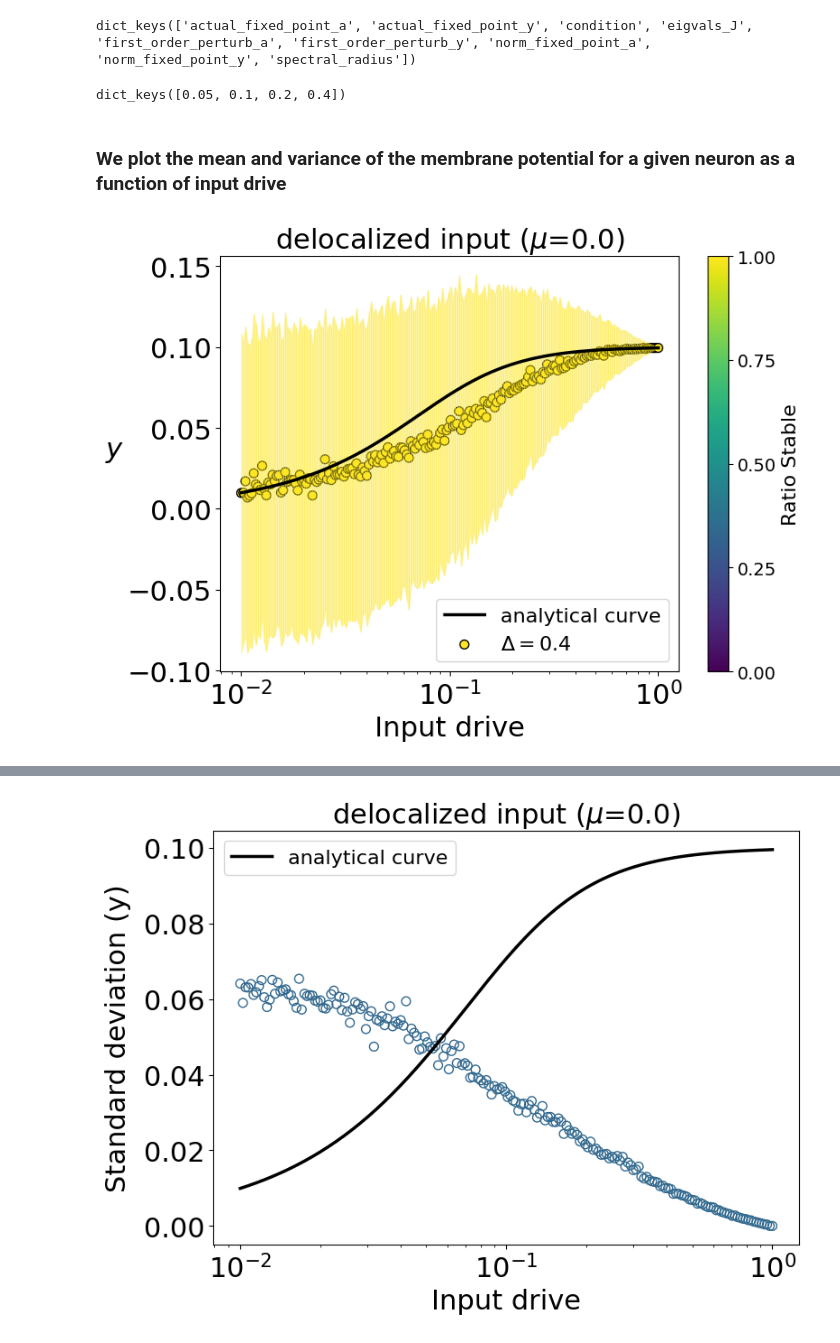
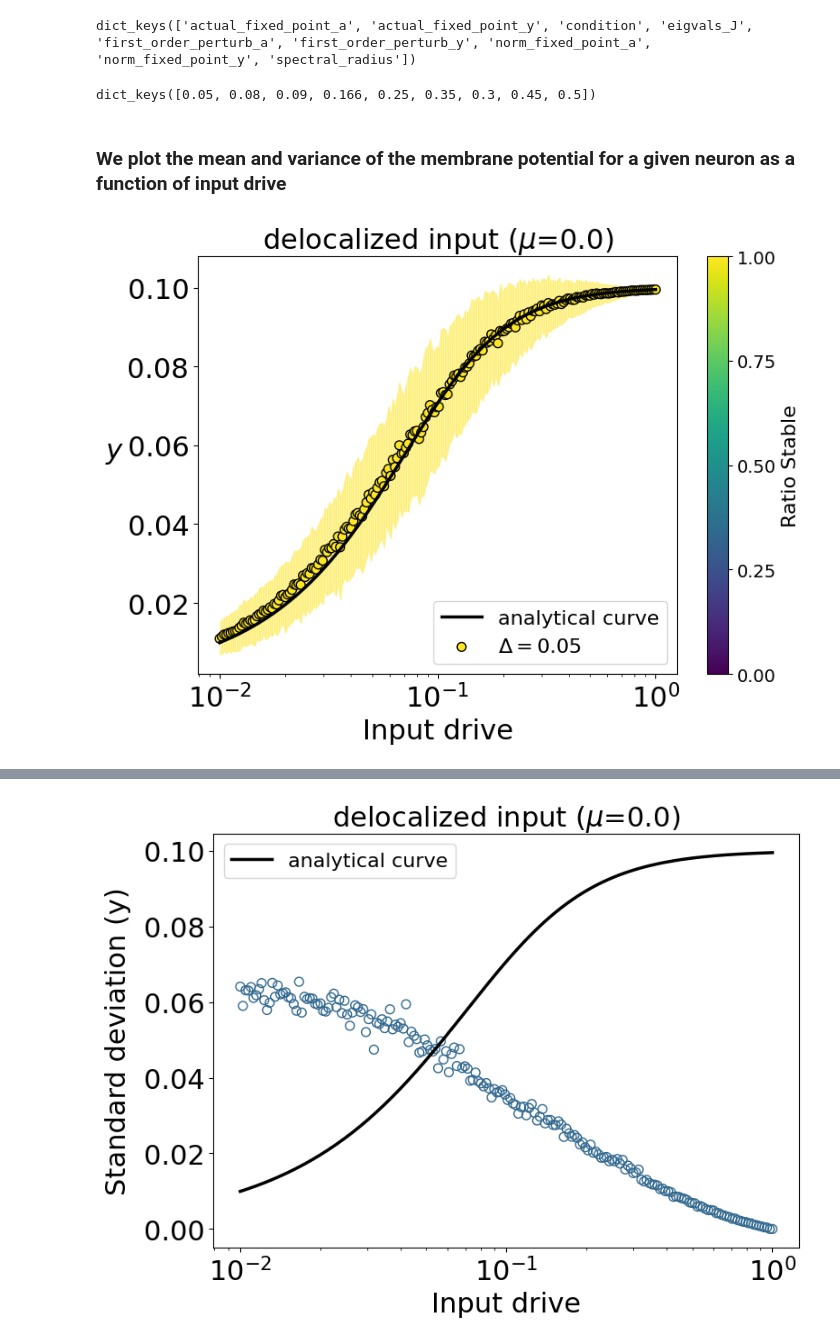
Before and after one commit to shivangrawat/perturbed_organics, a Jupyter notebook: examples/plot_lines_delocalized.ipynb, the cells around one changed output, grey strips where cells are left out. Drawn from its saved outputs; the diff is of its cells as text; code cells hidden in the pictures.

```diff
--- a/examples/plot_lines_delocalized.ipynb
+++ b/examples/plot_lines_delocalized.ipynb
@@ -36,10 +36,21 @@ all_data = {}
 # this regex extracts "1.0".
 # pattern = re.compile(r'_delta_([0-9\.]+)$')
 
+# pattern = re.compile(
+#     r'^(?=.*_mu_{})'
+#     r'.*_delta_([0-9\.]+)_{}$'.format(re.escape(mu), re.escape(input_scale))
+# )
+
+delta_vals = [0.05, 0.08, 0.09, 0.166, 0.25, 0.3, 0.35, 0.45, 0.5]
+
+
+delta_pattern = "|".join(re.escape(str(delta)) for delta in delta_vals)
+
 pattern = re.compile(
     r'^(?=.*_mu_{})'
-    r'.*_delta_([0-9\.]+)_{}$'.format(re.escape(mu), re.escape(input_scale))
+    r'.*_delta_({})_{}$'.format(re.escape(mu), delta_pattern, re.escape(input_scale))
 )
+
 
 representative_subfolder = None
 # Loop over all items in the main folder
@@ -90,7 +101,7 @@ eigvals_dict = all_data['eigvals_J']
 # %%
 actual_fp_y_dict.keys()
 # %% [output]
-dict_keys([0.05, 0.1, 0.2, 0.4])
+dict_keys([0.05, 0.08, 0.09, 0.166, 0.25, 0.35, 0.3, 0.45, 0.5])
 # %% [markdown]
 ### We plot the mean and variance of the membrane potential for a given neuron as a function of input drive
 # %%
@@ -115,7 +126,7 @@ norm = plt.Normalize(vmin=0, vmax=1)
 
 # Get all the delta values and sort them (assuming they are numeric)
 # delta_keys = sorted(actual_fp_y_dict.keys())
-delta_keys = [0.4]
+delta_keys = [0.05]
 min_delta = min(delta_keys)
 max_delta = max(delta_keys)
 
@@ -142,8 +153,8 @@ for i, delta_val in enumerate(delta_keys):
 
     # Scatter plot: each point’s color is determined by its corresponding ratio_stable value.
     # Removed edgecolor to prevent overlapping borders from darkening the color.
-    sc = plt.scatter(x, y_mean, c=r_stable, cmap=cmap, norm=norm, s=50,
-                     label=f"$\\Delta = {delta_val}$", edgecolors='k')
+    # sc = plt.scatter(x, y_mean, c=r_stable, cmap=cmap, norm=norm, s=50,
+                    #  label=f"$\\Delta = {delta_val}$", edgecolors='k')
 
     # For the envelope, loop over consecutive pairs of points to fill between the mean ± std
     for j in range(len(x) - 1):
@@ -153,31 +164,34 @@ for i, delta_val in enumerate(delta_keys):
         avg_ratio = np.mean(r_stable[j:j+2])
         seg_color = cmap(norm(avg_ratio))
         plt.fill_between(seg_x, seg_y_lower, seg_y_upper, color=seg_color, alpha=0.3)
+
+sc = plt.scatter(x, y_mean, c=r_stable, cmap=cmap, norm=norm, s=50,
+                     label=f"$\\Delta = {delta_val}$", edgecolors='k')
 
 # Add a colorbar for the scatter plot (showing ratio_stable from 0 to 1)
 cbar = plt.colorbar(sc, ticks=np.linspace(0, 1, 5))
 cbar.set_label("Ratio Stable", fontsize=16)
 cbar.ax.tick_params(labelsize=14)
 
 plt.xlabel('Input drive', fontsize=22)
 plt.ylabel(r"$y$", fontsize=22, rotation=0, labelpad=10)
 plt.title(f"{input_type} input ($\\mu$={mu})", fontsize=22)
 if input_scale == "linear":
     plt.xscale('linear')
 else:
     plt.xscale('log')
 plt.legend(fontsize=16, loc='lower right')
 plt.xticks(fontsize=22)
 plt.yticks(fontsize=22)
 plt.tight_layout()
 
 folder_loc = f'../figures/mu_{mu}/fig2'
 os.makedirs(folder_loc, exist_ok=True)
 file_name = f'{input_type}_{delta_val}'
 file_save_path = os.path.join(folder_loc, file_name)
 
 plt.savefig(f'{file_save_path}.png', bbox_inches='tight')
 plt.savefig(f'{file_save_path}.svg', format='svg', bbox_inches='tight', dpi=300)
 plt.show()
 # %% [output]
-[figure, old version]
+[figure, new version]
```
Also changed, not shown: parts of 7 cells of this notebook, 5 other files.
